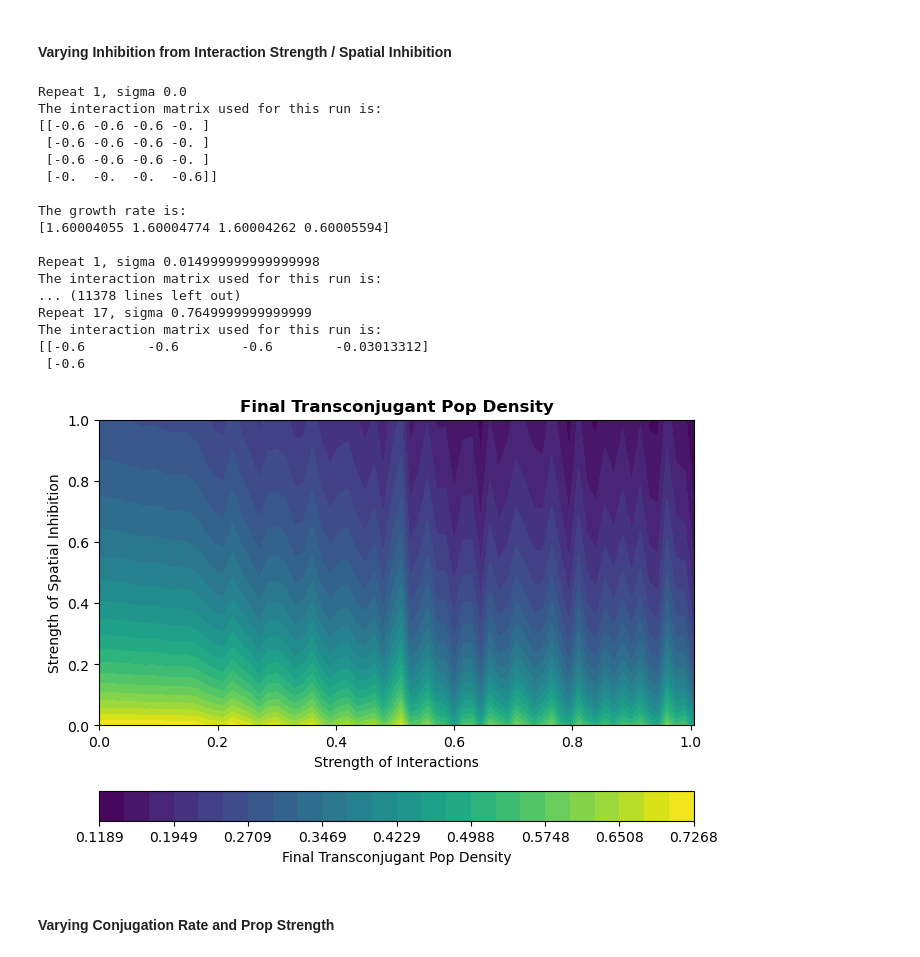
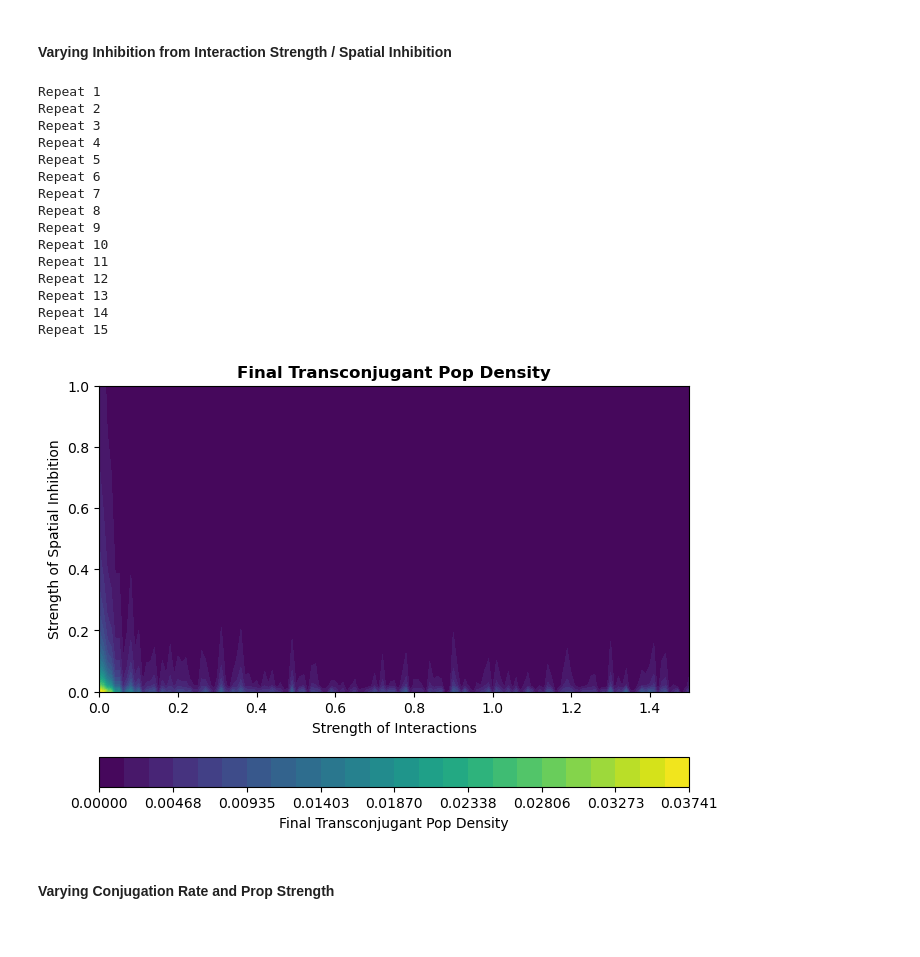
Before and after one commit to amybda/bacterial-community-conjugation-ODE, a Jupyter notebook: ODEconjugation/model-walkthrough.ipynb, the cells around one changed output. Saved outputs shown, nothing was run; the diff lists cells and outputs as text; code cells hidden in the pictures.

```diff
--- a/ODEconjugation/model-walkthrough.ipynb
+++ b/ODEconjugation/model-walkthrough.ipynb
@@ -616,53 +659,51 @@ x0 = [5e-5, 5e-5, 0, 1]                                 # starting population si
 # Initialise model
 vary_inhibition = ode_lotka(n_species)  # initialise model
 # %%
-repeat = 25
+repeat = 15
 final_transconjugants = np.zeros([len(sigma), len(prop_strength), repeat])  # array to save data in
 
 for r in range(repeat):
+    print(f'Repeat {r+1}')
     for s in range(len(sigma)):  # loop through recipient susceptibilities
-        print(f'Repeat {r+1}, sigma {sigma[s]}')
         vary_inhibition.randomise_interaction_matrix(connectivity, sigma[s], P_m, self_inhibition, intrinsic_growth=intrinsic_growth)  # initialise interaction matrix
-        vary_inhibition.display_matrix_used()
+        #vary_inhibition.display_matrix_used()
         for p in range(len(prop_strength)):
             vary_inhibition.solve_ode(t_start, t_end, x0, conjugation_rate, susceptibility, drug_level, plasmid_method='proportion', prop_strength=prop_strength[p])  # solve ode
             final_transconjugants[s][p][r] = vary_inhibition.results.y[2, -1]  # final number of transconjugants
 np.save(f'{datadir}change_inhibition', final_transconjugants)
 # %% [output]
-Repeat 1, sigma 0.0
-The interaction matrix used for this run is:
-[[-0.6 -0.6 -0.6 -0. ]
- [-0.6 -0.6 -0.6 -0. ]
- [-0.6 -0.6 -0.6 -0. ]
- [-0.  -0.  -0.  -0.6]]
-
-The growth rate is:
-[1.60004055 1.60004774 1.60004262 0.60005594]
-
-Repeat 1, sigma 0.014999999999999998
-The interaction matrix used for this run is:
-... (11378 lines left out)
-Repeat 17, sigma 0.7649999999999999
-The interaction matrix used for this run is:
-[[-0.6        -0.6        -0.6        -0.03013312]
- [-0.6
+Repeat 1
+Repeat 2
+Repeat 3
+Repeat 4
+Repeat 5
+Repeat 6
+Repeat 7
+Repeat 8
+Repeat 9
+Repeat 10
+Repeat 11
+Repeat 12
+Repeat 13
+Repeat 14
+Repeat 15
 # %%
-sigma = np.linspace(0, 1.005, int(1.005/0.015)+1)
-prop_strength = np.linspace(0, 1, 101)
+sigma = np.linspace(0, 1.5, int(1.5/0.01)+1)
+prop_strength = np.linspace(0, 1, 51)
 final_transconjugants = np.load(f'{datadir}change_inhibition.npy').mean(axis=2)
 
 # Plot the results of the effect of susceptibility on transconjugants
 fig, ax = plt.subplots(figsize=(7,5))
 n_transconjugants = ax.contourf(sigma, prop_strength, final_transconjugants.T, cmap='viridis', levels=np.linspace(final_transconjugants.min(), final_transconjugants.max(), 25))
 plt.colorbar(n_transconjugants, label='Final Transconjugant Pop Density', location='bottom', orientation='horizontal')
 ax.set_xlabel('Strength of Interactions')
 ax.set_ylabel('Strength of Spatial Inhibition')
 plt.title('Final Transconjugant Pop Density', fontweight='bold')
 plt.tight_layout()
 plt.savefig(f'{figdir}vary_inhibition.png', dpi=500)
 plt.show()
 # %% [output]
-[figure, old version]
+[figure, new version]
 # %% [markdown]
 #### Varying Conjugation Rate and Prop Strength
 # %%
```
Also changed, not shown: parts of 43 cells of this notebook, 24 other files.
